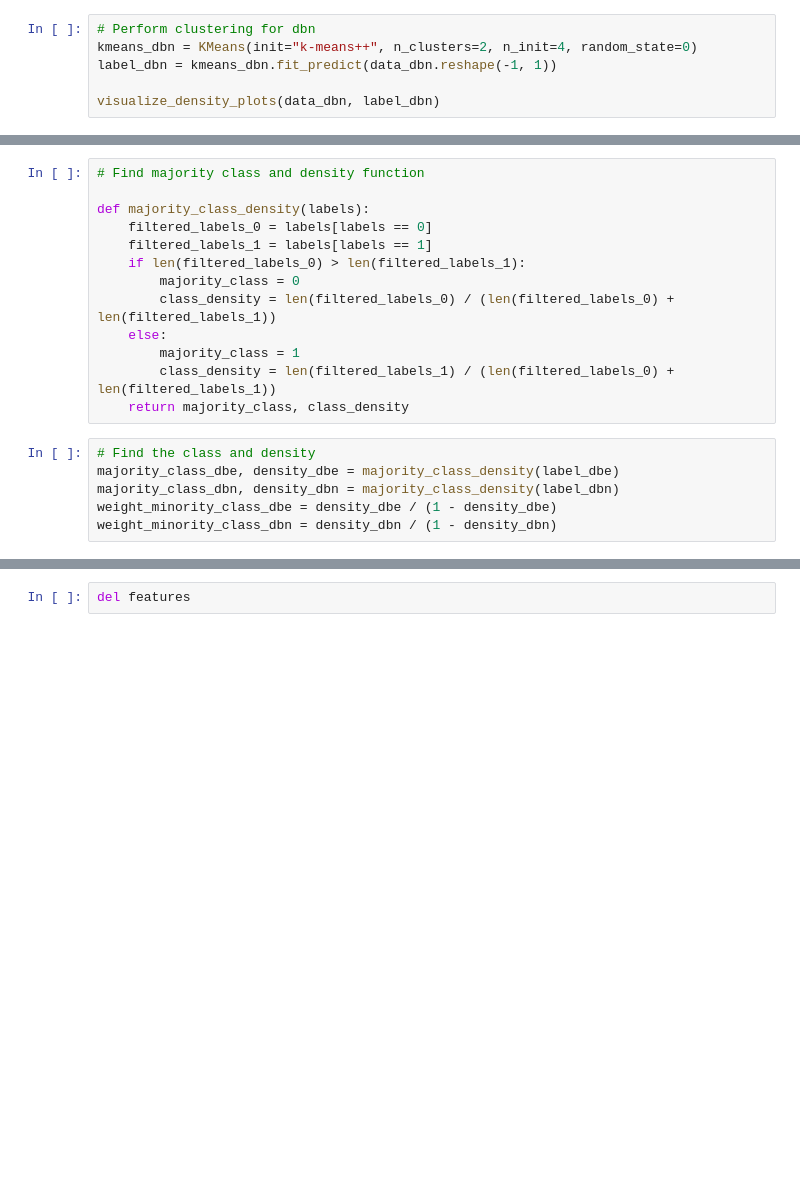
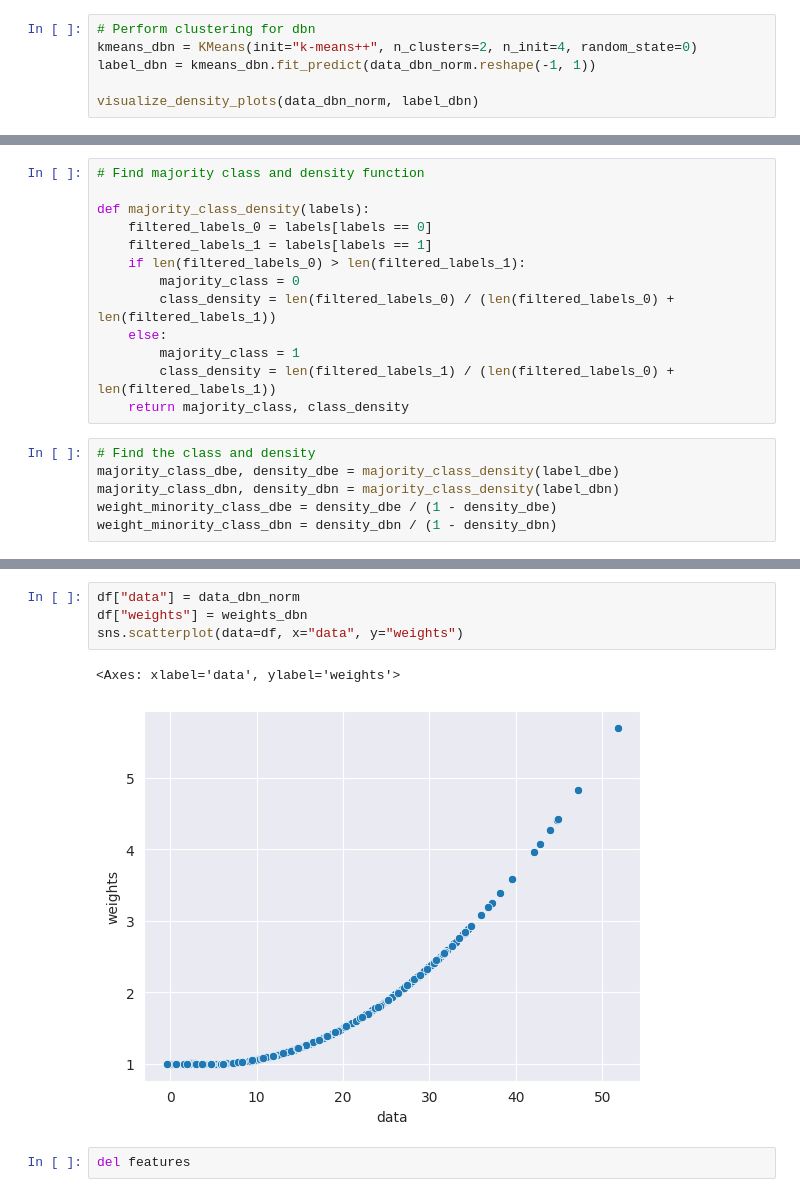
Before and after one commit to FrontierDevelopmentLab/2024-HL-GeoCL, a Jupyter notebook: 2020-FDL-X-Geo/Assign_density_labels.ipynb, the cells around one changed output, grey strips where cells are left out. Drawn from its saved outputs; the diff is of its cells as text; blank space fills up the shorter version.

```diff
--- a/2020-FDL-X-Geo/Assign_density_labels.ipynb
+++ b/2020-FDL-X-Geo/Assign_density_labels.ipynb
@@ -69,7 +74,7 @@ visualize_density_plots(data_dbe, label_dbe)
 # %%
 # Perform clustering for dbn
 kmeans_dbn = KMeans(init="k-means++", n_clusters=2, n_init=4, random_state=0)
-label_dbn = kmeans_dbn.fit_predict(data_dbn.reshape(-1, 1))
+label_dbn = kmeans_dbn.fit_predict(data_dbn_norm.reshape(-1, 1))
 
-visualize_density_plots(data_dbn, label_dbn)
+visualize_density_plots(data_dbn_norm, label_dbn)
 # %% [output]
@@ -130,3 +155,10 @@ def process_data(feature_dict):
+# %%
+df["data"] = data_dbn_norm
+df["weights"] = weights_dbn
+sns.scatterplot(data=df, x="data", y="weights")
+# %% [output]
+<Axes: xlabel='data', ylabel='weights'>
+[figure, added]
 # %%
 del features
 # %%
```
Also changed, not shown: parts of 12 cells of this notebook.
